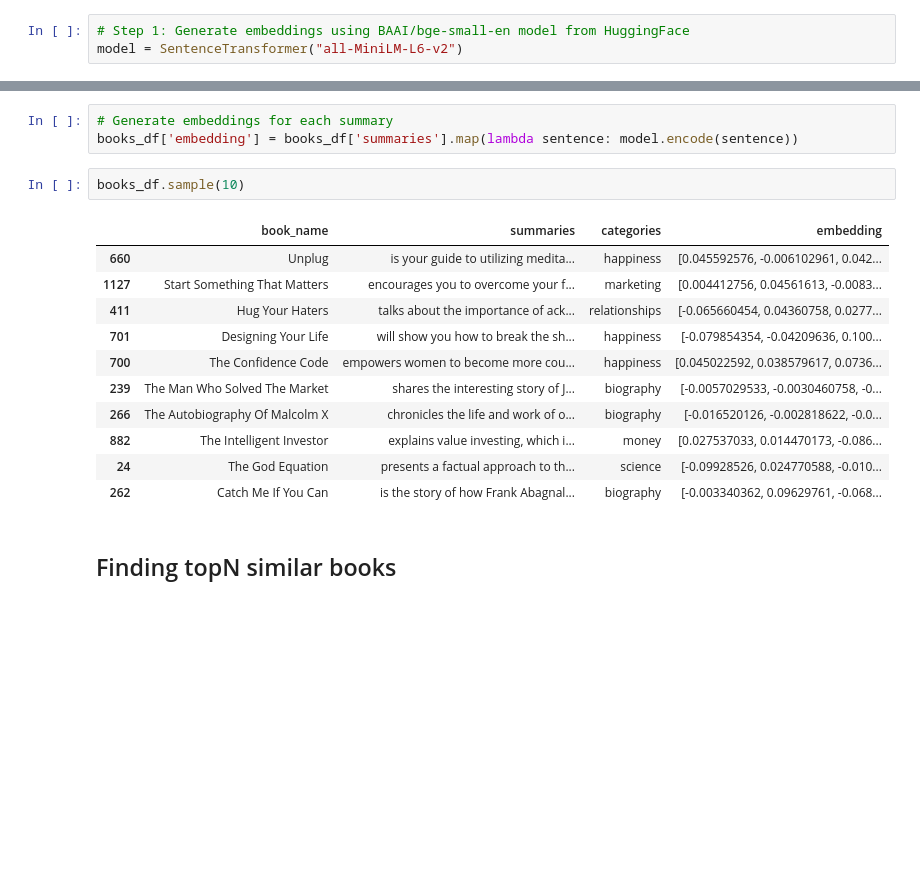
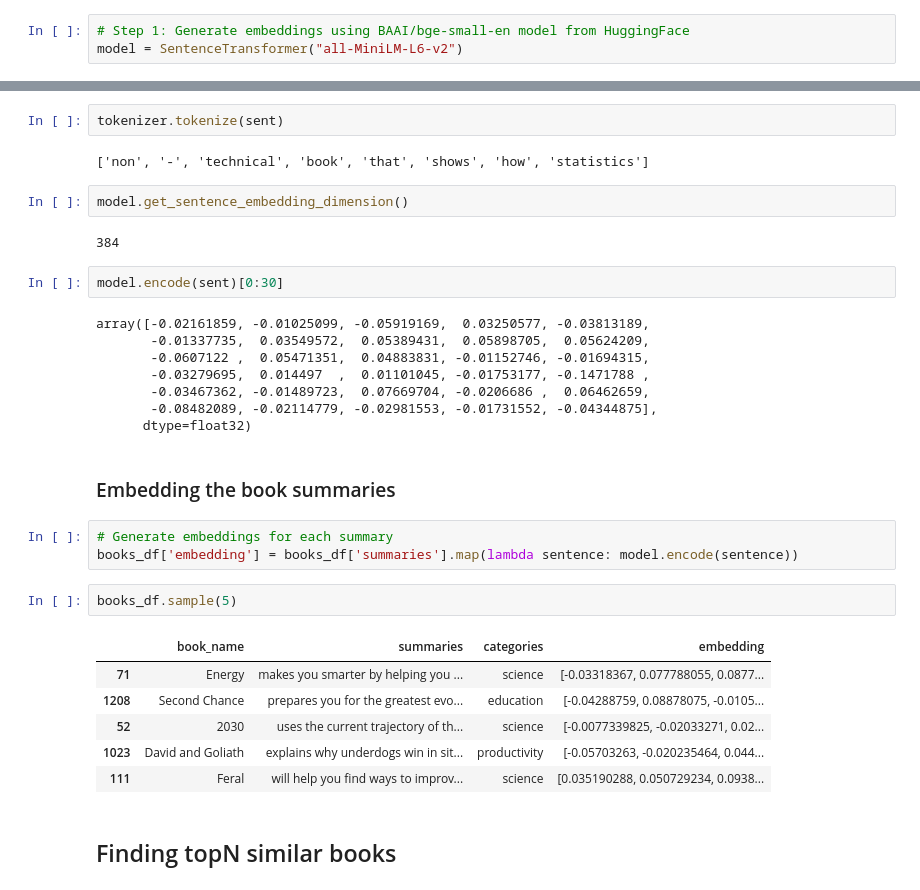
Before and after one commit to manaranjanp/ISB_MLUL1, a Jupyter notebook: text/Embeddings_Based_Clustering_v1.ipynb, the cells around one changed output, grey strips where cells are left out. Drawn from its saved outputs; the diff is of its cells as text; blank space fills up the shorter version.

```diff
--- a/text/Embeddings_Based_Clustering_v1.ipynb
+++ b/text/Embeddings_Based_Clustering_v1.ipynb
@@ -56,20 +82,35 @@ model = SentenceTransformer("all-MiniLM-L6-v2")
+# %%
+tokenizer.tokenize(sent)
+# %% [output]
+['non', '-', 'technical', 'book', 'that', 'shows', 'how', 'statistics']
+# %%
+model.get_sentence_embedding_dimension()
+# %% [output]
+384
+# %%
+model.encode(sent)[0:30]
+# %% [output]
+array([-0.02161859, -0.01025099, -0.05919169,  0.03250577, -0.03813189,
+       -0.01337735,  0.03549572,  0.05389431,  0.05898705,  0.05624209,
+       -0.0607122 ,  0.05471351,  0.04883831, -0.01152746, -0.01694315,
+       -0.03279695,  0.014497  ,  0.01101045, -0.01753177, -0.1471788 ,
+       -0.03467362, -0.01489723,  0.07669704, -0.0206686 ,  0.06462659,
+       -0.08482089, -0.02114779, -0.02981553, -0.01731552, -0.04344875],
+      dtype=float32)
+# %% [markdown]
+### Embedding the book summaries
 # %%
 # Generate embeddings for each summary
 books_df['embedding'] = books_df['summaries'].map(lambda sentence: model.encode(sentence))
 # %%
-books_df.sample(10)
+books_df.sample(5)
 # %% [output]
 |  | book_name | summaries | categories | embedding |
-| 660 | Unplug | is your guide to utilizing medita... | happiness | [0.045592576, -0.006102961, 0.042... |
-| 1127 | Start Something That Matters | encourages you to overcome your f... | marketing | [0.004412756, 0.04561613, -0.0083... |
-| 411 | Hug Your Haters | talks about the importance of ack... | relationships | [-0.065660454, 0.04360758, 0.0277... |
-| 701 | Designing Your Life | will show you how to break the sh... | happiness | [-0.079854354, -0.04209636, 0.100... |
-| 700 | The Confidence Code | empowers women to become more cou... | happiness | [0.045022592, 0.038579617, 0.0736... |
-| 239 | The Man Who Solved The Market | shares the interesting story of J... | biography | [-0.0057029533, -0.0030460758, -0... |
-| 266 | The Autobiography Of Malcolm X | chronicles the life and work of o... | biography | [-0.016520126, -0.002818622, -0.0... |
-| 882 | The Intelligent Investor | explains value investing, which i... | money | [0.027537033, 0.014470173, -0.086... |
-| 24 | The God Equation | presents a factual approach to th... | science | [-0.09928526, 0.024770588, -0.010... |
-| 262 | Catch Me If You Can | is the story of how Frank Abagnal... | biography | [-0.003340362, 0.09629761, -0.068... |
+| 71 | Energy | makes you smarter by helping you ... | science | [-0.03318367, 0.077788055, 0.0877... |
+| 1208 | Second Chance | prepares you for the greatest evo... | education | [-0.04288759, 0.08878075, -0.0105... |
+| 52 | 2030 | uses the current trajectory of th... | science | [-0.0077339825, -0.02033271, 0.02... |
+| 1023 | David and Goliath | explains why underdogs win in sit... | productivity | [-0.05703263, -0.020235464, 0.044... |
+| 111 | Feral | will help you find ways to improv... | science | [0.035190288, 0.050729234, 0.0938... |
 # %% [markdown]
 ## Finding topN similar books
 # %%
```
Also changed, not shown: parts of 12 cells of this notebook.
